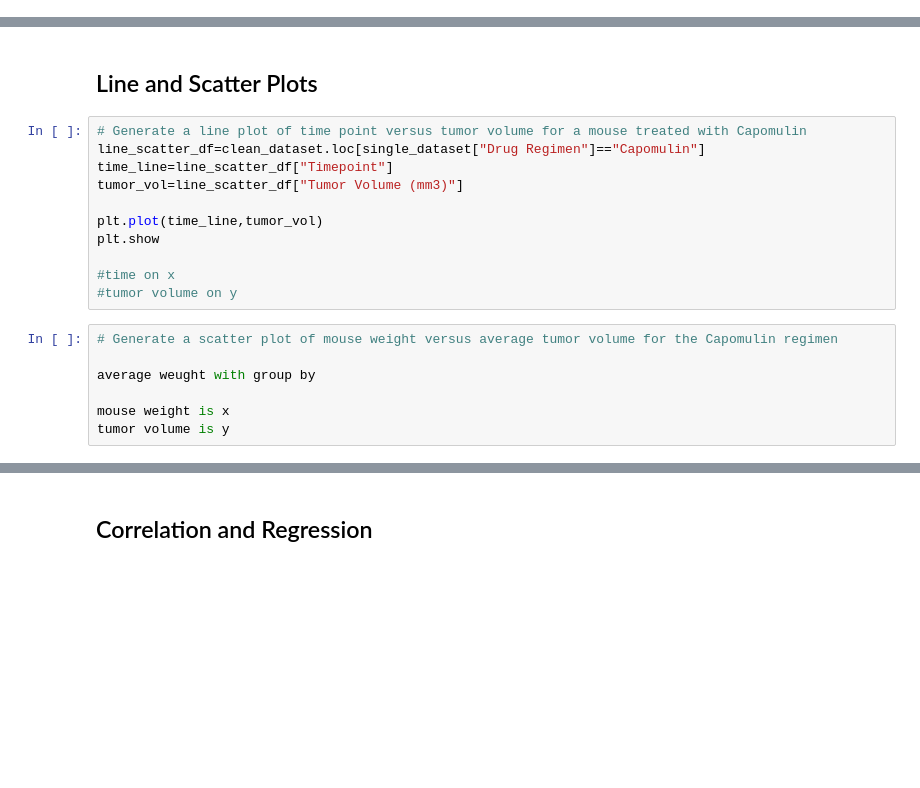
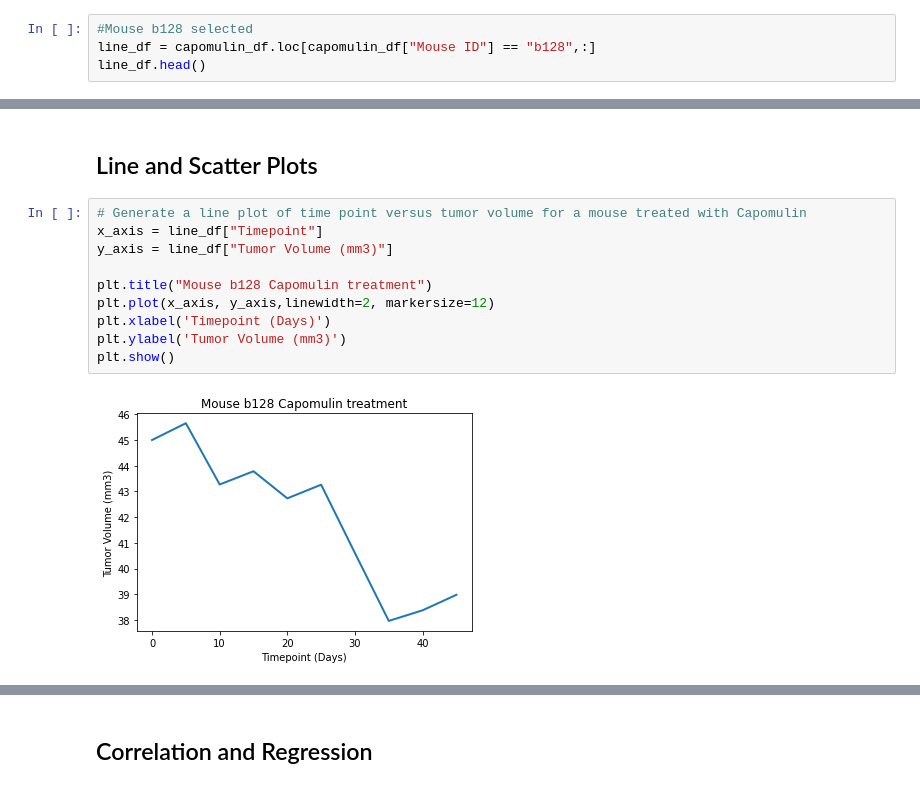
Before and after one commit to catu099/matplotlib-challege, a Jupyter notebook: pymaceuticals.ipynb, the cells around one changed output, grey strips where cells are left out. Cells and saved outputs as stored; diff of their text form; blank space fills up the shorter version.

```diff
--- a/pymaceuticals.ipynb
+++ b/pymaceuticals.ipynb
@@ -143,0 +259,4 @@ groupby and .max()
+# %%
+#Mouse b128 selected
+line_df = capomulin_df.loc[capomulin_df["Mouse ID"] == "b128",:]
+line_df.head()
@@ -145,19 +271,13 @@ groupby and .max()
 ## Line and Scatter Plots
 # %%
 # Generate a line plot of time point versus tumor volume for a mouse treated with Capomulin
-line_scatter_df=clean_dataset.loc[single_dataset["Drug Regimen"]=="Capomulin"]
-time_line=line_scatter_df["Timepoint"]
-tumor_vol=line_scatter_df["Tumor Volume (mm3)"]
+x_axis = line_df["Timepoint"]
+y_axis = line_df["Tumor Volume (mm3)"]
 
-plt.plot(time_line,tumor_vol)
-plt.show
-
-#time on x
-#tumor volume on y
+plt.title("Mouse b128 Capomulin treatment")
+plt.plot(x_axis, y_axis,linewidth=2, markersize=12)
+plt.xlabel('Timepoint (Days)')
+plt.ylabel('Tumor Volume (mm3)')
+plt.show()
+# %% [output]
+[figure, added]
-# %%
-# Generate a scatter plot of mouse weight versus average tumor volume for the Capomulin regimen
-
-average weught with group by
-
-mouse weight is x
-tumor volume is y
```
Also changed, not shown: parts of 14 cells of this notebook.
